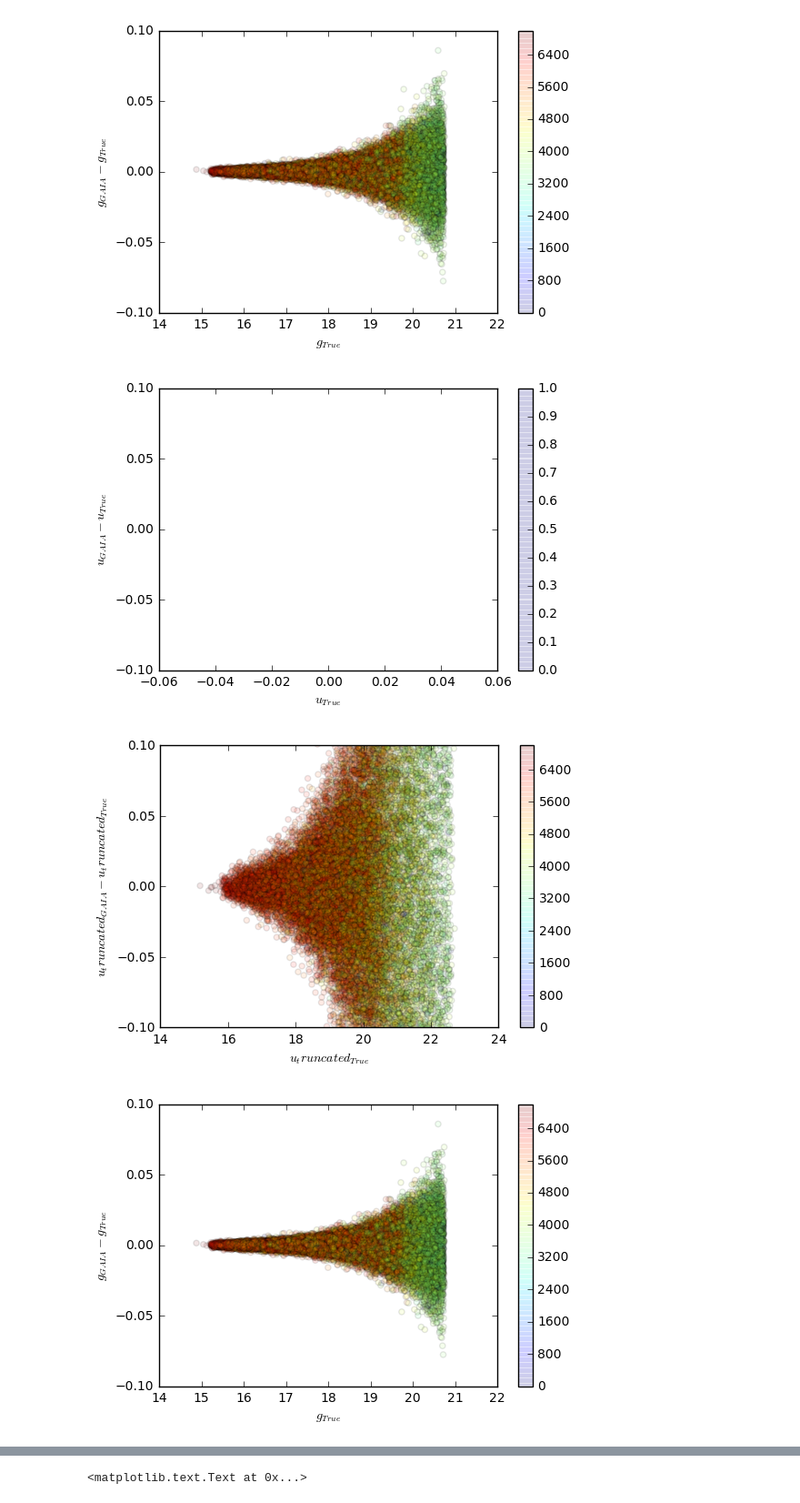
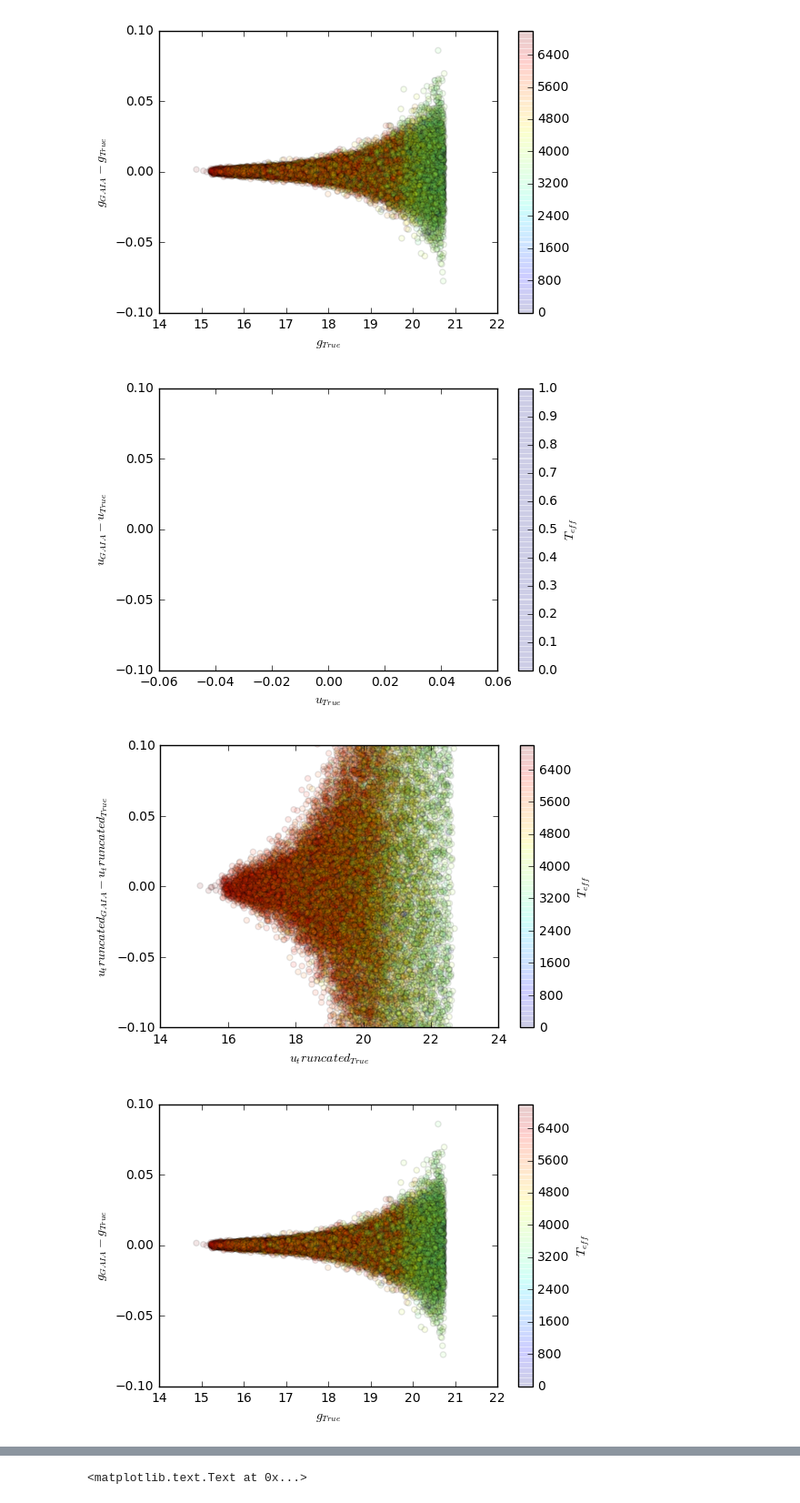
Before and after one commit to lsst-sims/sims_gaia_calib, a Jupyter notebook: python/blargh.ipynb, the cells around one changed output, grey strips where cells are left out. Shown at 91% size. Cells and saved outputs as stored; diff of their text form; code cells hidden in the pictures.

```diff
--- a/python/blargh.ipynb
+++ b/python/blargh.ipynb
@@ -97,13 +103,15 @@ plt.ylabel(r'$%s_{GAIA} - %s_{True}$' % (fn, fn))
 # %%
 for fn in filters:
     plt.figure()
     plt.scatter(stars[fn+'_true'][good], stars[fn][good]-stars[fn+'_true'][good], c=stars['teff'][good], alpha=.1, vmax=7000)
     cb = plt.colorbar()
     cb.set_clim([0, 7000])
+    cb.set_label(r'$T_{eff}$')
     plt.ylim([-.1,.1])
     plt.xlabel(r'$%s_{True}$' % fn)
     plt.ylabel(r'$%s_{GAIA} - %s_{True}$' % (fn, fn))
+    plt.savefig('Plots/%s_resids.png' % fn)
 # %% [output]
-[figure, old version]
+[figure, new version]
-[figure, old version]
+[figure, new version]
-[figure, old version]
+[figure, new version]
```
Also changed, not shown: parts of 11 cells of this notebook, 4 other files.
